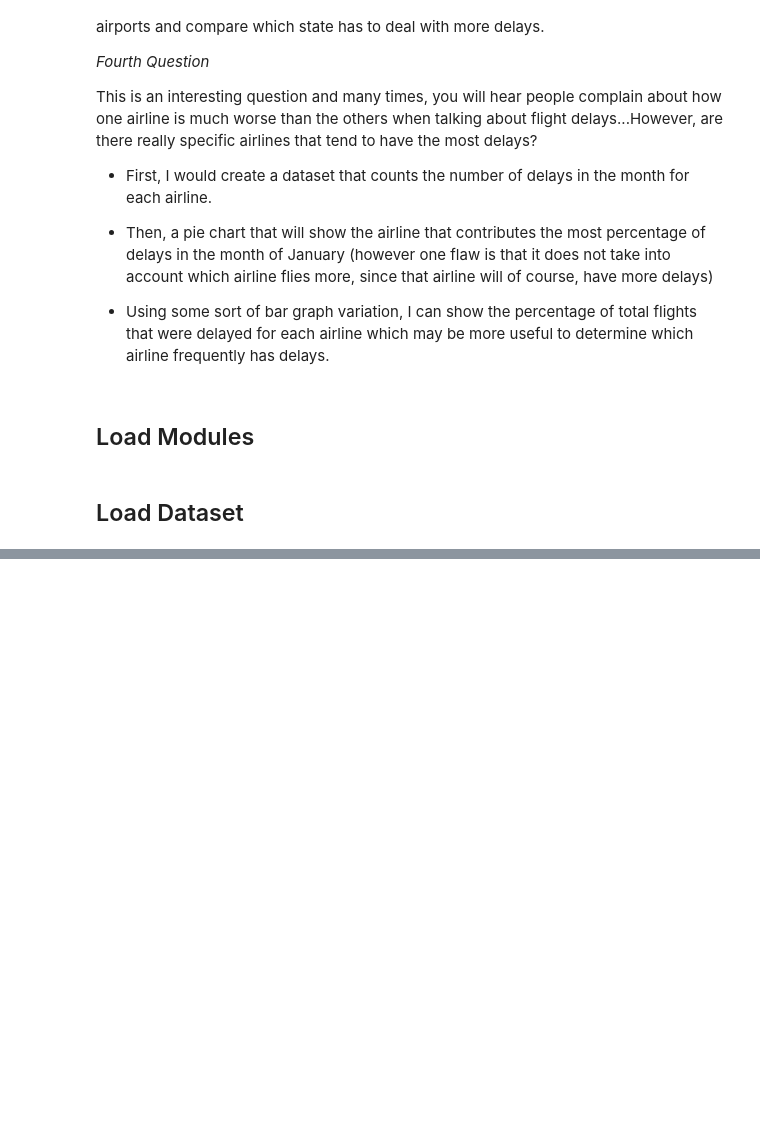
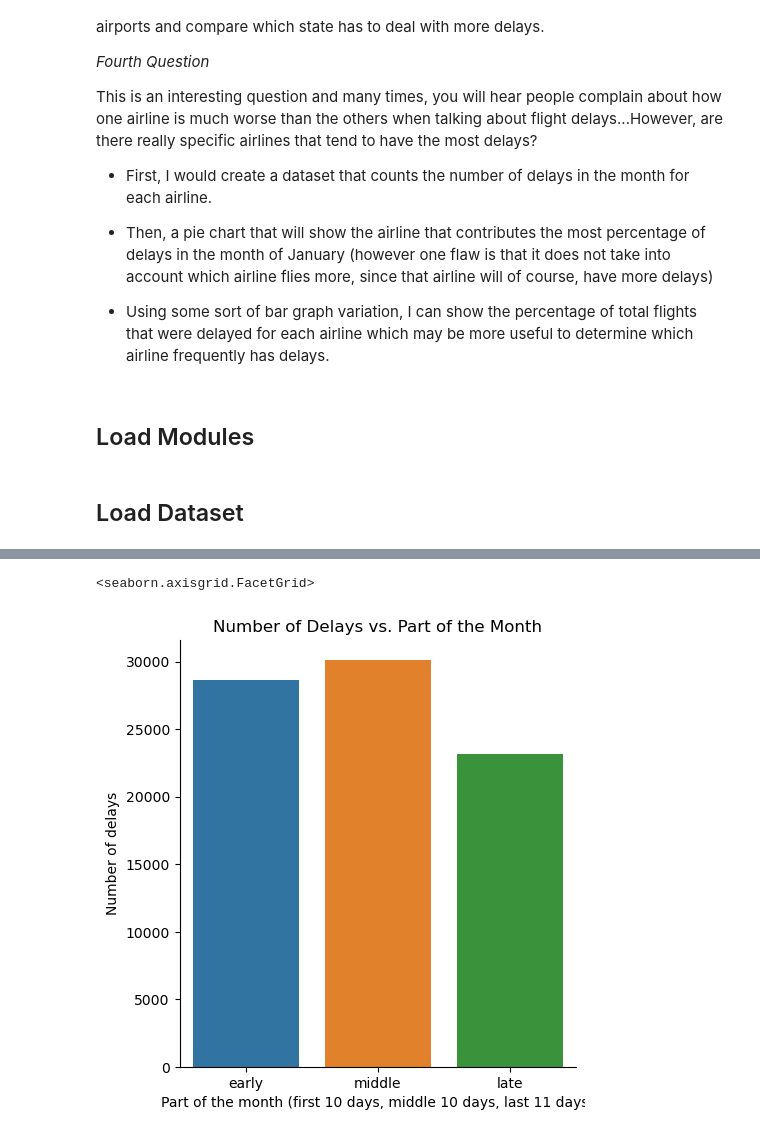
Before and after one commit to ubco-W2022T2-data301/project-group-group05, a Jupyter notebook: analysis/analysis_kaiden.ipynb, the cells around one changed output, grey strips where cells are left out. Cells and saved outputs as stored; diff of their text form; code cells hidden in the pictures; blank space fills up the shorter version.

```diff
--- a/analysis/analysis_kaiden.ipynb
+++ b/analysis/analysis_kaiden.ipynb
@@ -54,0 +69,28 @@ raw_df.head()
+# %%
+#Analyzing whether the early, middle, or late part of the month sees a higher number of delays realtive to the rest of the month
+
+filtered = raw_df[['DAY_OF_MONTH', 'DEP_DEL15']]
+early = filtered.loc[filtered['DAY_OF_MONTH']<=10,]
+early = early.assign(PART_OF_MONTH='early')
+middle = filtered.loc[(filtered['DAY_OF_MONTH']<=20) & (filtered['DAY_OF_MONTH']>10),]
+middle = middle.assign(PART_OF_MONTH='middle')
+late = filtered.loc[filtered['DAY_OF_MONTH']>20,]
+late = late.assign(PART_OF_MONTH='late')
+# Created data frame with a new column that specifies if the observation is in the early, middle, or late part of the month
+filtered_by_month = pd.concat([early, middle, late])
+
+#we have to drop the na values of the dep_del15 column since we are looking at the departure delay for each part of the month
+filtered_by_month = filtered_by_month.dropna()
+
+#Now we use groupby to create a data frame that shows how many departure delays over 15 minutes there were in each section of the month
+month_grouped = filtered_by_month.groupby('PART_OF_MONTH')['DEP_DEL15'].sum().reset_index()
+month_grouped = month_grouped.rename(columns={'DEP_DEL15':'Number_of_delays'})
+month_grouped.head()
+
+barplot = sns.catplot(data = month_grouped, kind='bar', x='PART_OF_MONTH', y='Number_of_delays', order = ['early','middle','late'])
+barplot.set(xlabel='Part of the month (first 10 days, middle 10 days, last 11 days)',
+           ylabel='Number of delays',
+           title='Number of Delays vs. Part of the Month')
+# %% [output]
+<seaborn.axisgrid.FacetGrid>
+[figure, added]
```
Also changed, not shown: parts of 8 cells of this notebook.
